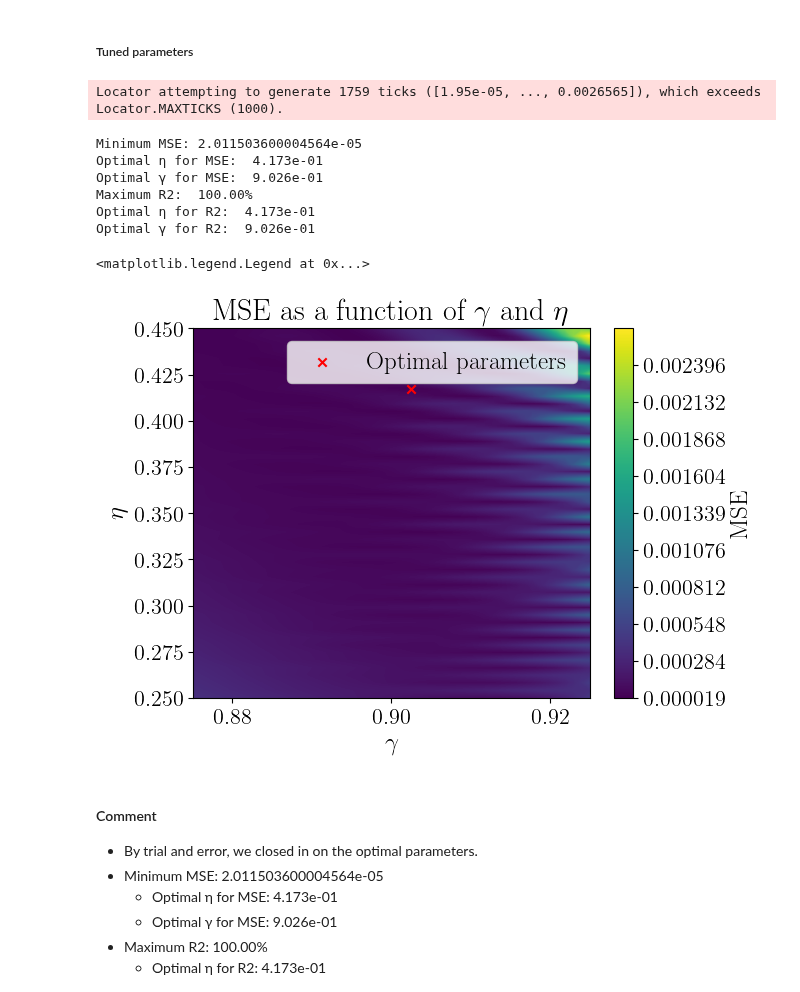
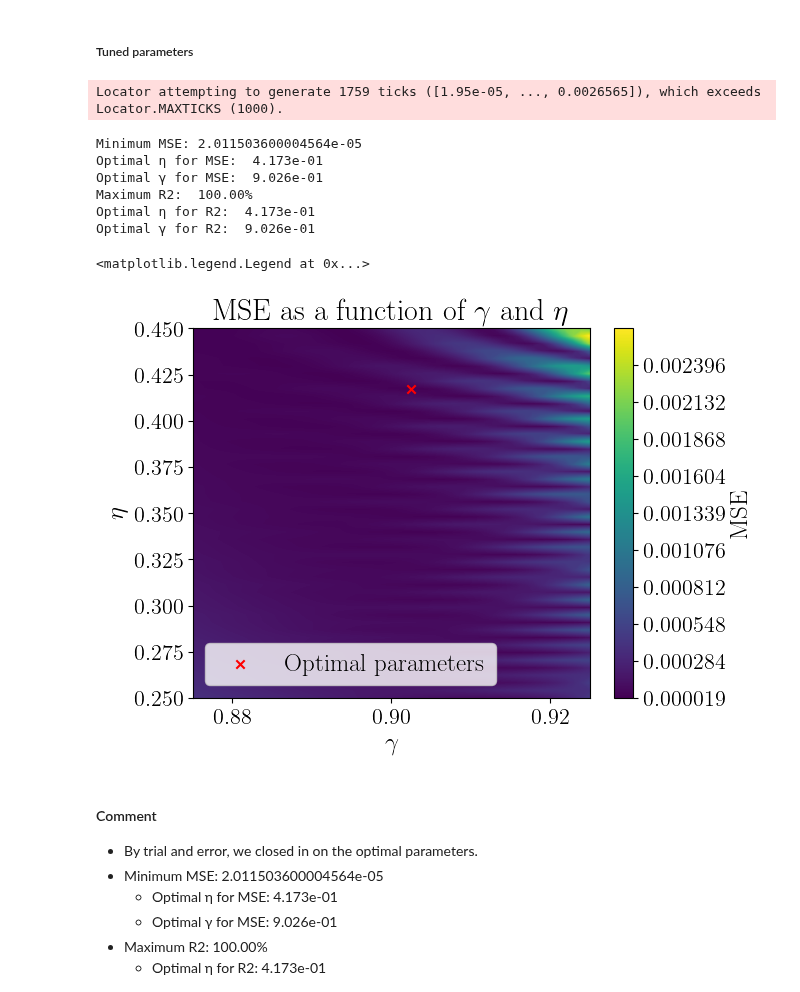
Before and after one commit to Oskar-Idland/FYS-STK4155-Projects, a Jupyter notebook: Project_2/src/a.ipynb, the cells around one changed output. Drawn from its saved outputs; the diff is of its cells as text; code cells hidden in the pictures.

```diff
--- a/Project_2/src/a.ipynb
+++ b/Project_2/src/a.ipynb
@@ -101,31 +93,31 @@ img
 # %%
 plt.contourf(γ_array, η_array, MSE_array, levels=n*n, cmap='viridis')
 plt.colorbar(label='MSE')
 plt.xlabel(r'$\gamma$')
 plt.ylabel(r'$\eta$')
 plt.title(r'MSE as a function of $\gamma$ and $\eta$')
 γ_optimal_MSE, η_optimal_MSE = optimal_parameters(MSE_array, γ_array, η_array)
 γ_optimal_R2, η_optimal_R2 = optimal_parameters(R2_array, γ_array, η_array, max_or_min='max')
 print(f'Minimum MSE: {np.min(MSE_array)}')
 print(f'Optimal η for MSE: {η_optimal_MSE: 3.3e}')
 print(f'Optimal γ for MSE: {γ_optimal_MSE: 3.3e}')
 
 print(f'Maximum R2: {np.max(R2_array): .2%}')
 print(f'Optimal η for R2: {η_optimal_R2: 3.3e}')
 print(f'Optimal γ for R2: {γ_optimal_R2: 3.3e}')
 
 plt.scatter(γ_optimal_MSE, η_optimal_MSE, color='r', label='Optimal parameters', marker='x')
-plt.legend()
+plt.legend(loc='lower left')
 # %% [output]
 Locator attempting to generate 1759 ticks ([1.95e-05, ..., 0.0026565]), which exceeds Locator.MAXTICKS (1000).
 Minimum MSE: 2.011503600004564e-05
 Optimal η for MSE:  4.173e-01
 Optimal γ for MSE:  9.026e-01
 Maximum R2:  100.00%
 Optimal η for R2:  4.173e-01
 Optimal γ for R2:  9.026e-01
 <matplotlib.legend.Legend at 0x...>
-[figure, old version]
+[figure, new version]
 # %% [markdown]
 #### Comment
 - By trial and error, we closed in on the optimal parameters.
```
Also changed, not shown: parts of 14 cells of this notebook, 2 other files.
